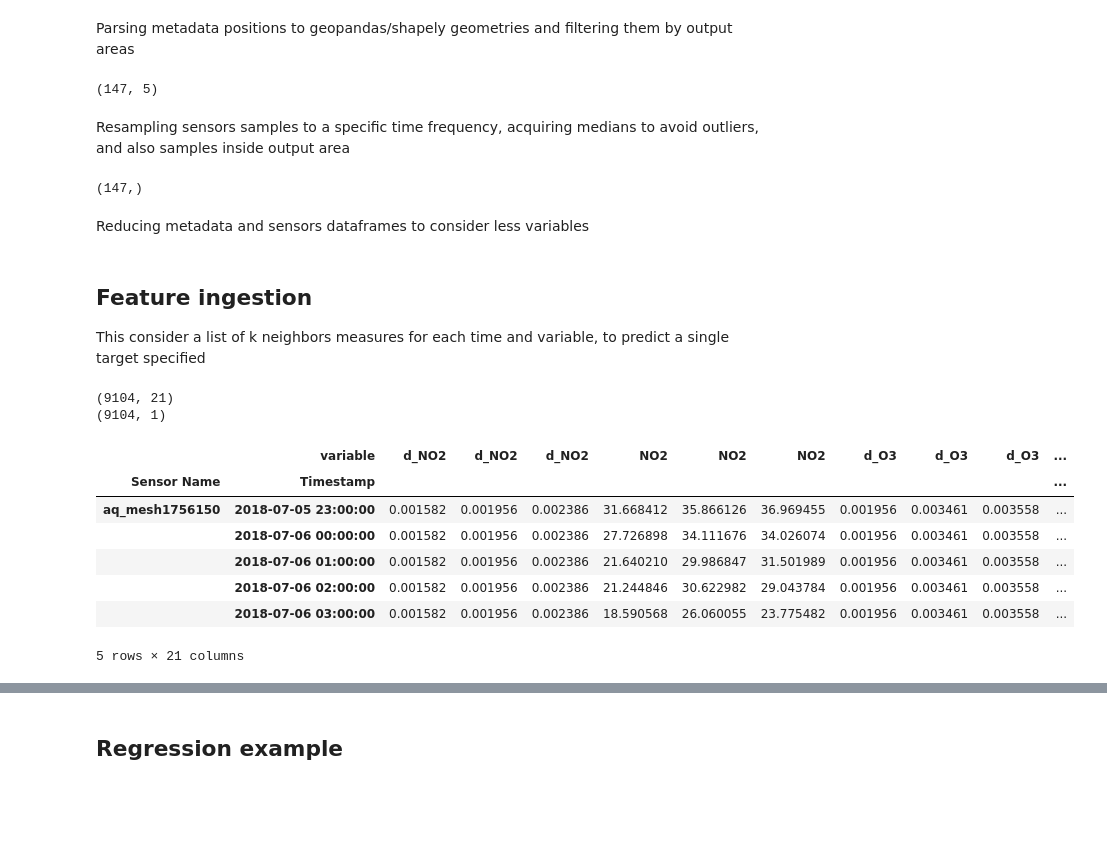
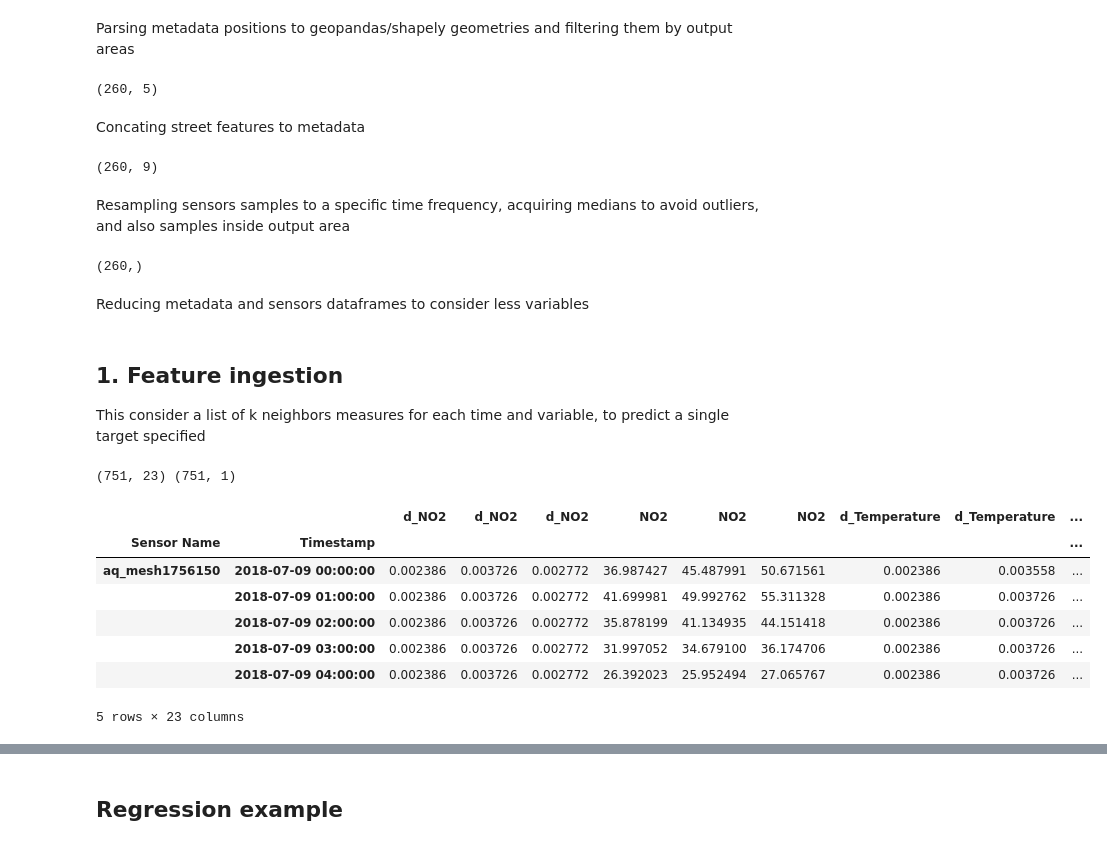
Before and after one commit to adaj/sensingbee, a Jupyter notebook: eda/feature_ingestion.ipynb, the cells around one changed output, grey strips where cells are left out. Saved outputs shown, nothing was run; the diff lists cells and outputs as text; code cells hidden in the pictures; blank space fills up the shorter version.

```diff
--- a/eda/feature_ingestion.ipynb
+++ b/eda/feature_ingestion.ipynb
@@ -25,7 +29,7 @@ lsoa.plot()
 # %% [markdown]
 Parsing metadata positions to geopandas/shapely geometries and filtering them by output areas
 # %%
-metadata = pd.read_csv(DATA_FOLDER+'/sensors.csv')
+metadata = pd.read_csv(DATA_FOLDER+'sensors.csv')
 
 # spatial parsing - geometry column
 metadata = gpd.GeoDataFrame(metadata[['name','type','active','lon','lat']],
@@ -37,11 +41,19 @@ metadata = metadata.set_index('name')
 
 metadata.shape
 # %% [output]
-(147, 5)
+(260, 5)
+# %% [markdown]
+Concating street features to metadata
+# %%
+sfeat = pd.read_csv(DATA_FOLDER+'street_features_newcastle.csv',index_col=0)
+sfeat = sfeat.loc[metadata.index]
+sfeat.shape
+# %% [output]
+(260, 9)
 # %% [markdown]
 Resampling sensors samples to a specific time frequency, acquiring medians to avoid outliers, and also samples inside output area
 # %%
-sensors = pd.read_csv(DATA_FOLDER+'/data.csv')
+sensors = pd.read_csv(DATA_FOLDER+'data.csv')
 sensors['Timestamp'] = pd.to_datetime(sensors['Timestamp'])
 sensors = sensors.set_index(['Variable','Sensor Name','Timestamp'])
 
@@ -59,7 +71,7 @@ sensors = s.set_index(['Variable','Sensor Name','Timestamp'])
 
 sensors.reset_index()['Sensor Name'].unique().shape
 # %% [output]
-(147,)
+(260,)
 # %% [markdown]
 Reducing metadata and sensors dataframes to consider less variables
 # %%
@@ -71,20 +82,18 @@ variables = ['CO', 'Humidity', 'Journey Time', 'NO2', 'O3',
 sensors = sensors.loc[variables]
 metadata = metadata.loc[sensors.index.get_level_values(1).unique()]
 # %% [markdown]
-## Feature ingestion
+## 1. Feature ingestion
 
 This consider a list of k neighbors measures for each time and variable, to predict a single target specified
 # %%
-def ingestion(sensors, metadata, variables, k, target):
+def ingestion(sensors, metadata, sfeat, variables, k, target, method):
     idx = pd.IndexSlice
     zi = sensors.loc[target]
     zx = pd.DataFrame()
     for s in sensors.index.get_level_values(1).unique():
         i = metadata.loc[s]
-#         print('for sensor {}'.format(i.name))
 
         for t in sensors.index.get_level_values(2).unique():
-    #         print('-- for timestamp {}'.format(t))
             zkj = pd.DataFrame()
             zk = pd.DataFrame()
             zk['timestamp'] = [t]*k
@@ -92,13 +101,17 @@ def ingestion(sensors, metadata, variables, k, target):
             zk['Sensor Name'] = range(0,k)
             zk.set_index(['zi','timestamp','Sensor Name'],inplace=True)
 
-            for var in variables:
+            for var in variables['sensors']:
 
                 sdf = sensors.loc[idx[var,:,t],:] # sensors of the var variable at  time t
                 mdf = metadata.loc[sdf.index.get_level_values(1).unique()] # metadata about them
 
                 dij = mdf['geometry'].apply(lambda x: i['geometry'].distance(x)).sort_values() # nearest measures for (var,t)
-                dij = dij.loc[(dij.index!=i.name) & (dij>0)][:k] # excluding the sensor i
+                dij = dij.loc[(dij.index!=i.name) & (dij>0)] # excluding the sensor i
+                if method=='nn':
+                    dij = dij[:k]
+                elif method=='randomized':
+                    dij = dij[:10].sample(k, random_state=0)
 
                 zj = sdf.loc[idx[:,dij.index,:],:].reset_index([0,2])['Value']
                 zj.name = var
@@ -113,28 +126,45 @@ def ingestion(sensors, metadata, variables, k, target):
                 zkj['zi'] = i.name
                 zkj = zkj.reset_index().set_index(['zi','index'])
             zx = zx.append(zkj)
-    zx['day'] = zx.index.get_level_values(1).day
-    zx['hour'] = zx.index.get_level_values(1).hour
-    zx['month'] = zx.index.get_level_values(1).month
+    if 'hour' in variables['exogenous']:
+        zx['hour'] = zx.index.get_level_values(1).hour
+    if 'dow' in variables['exogenous']:
+        zx['dow'] = zx.index.get_level_values(1).dayofweek
+    if 'day' in variables['exogenous']:
+        zx['day'] = zx.index.get_level_values(1).day
+    if 'month' in variables['exogenous']:
+        zx['month'] = zx.index.get_level_values(1).month
+    if 'year' in variables['exogenous']:
+        zx['year'] = zx.index.get_level_values(1).year
+
+    if 'street' in variables['exogenous']:
+        try:
+            zx = zx.reset_index([1]).join(sfeat).set_index('index',append=True).fillna(0)
+        except:
+            print('Warning: \'street\' variables are not available in metadata')
+            pass
 
     zx = zx.loc[zi.index]
     zi = zi.loc[idx[zx.index.get_level_values(0).unique(),zx.index.get_level_values(1).unique()],:]
 
     return zx, zi
 # %%
-zx, zi = ingestion(sensors, metadata, variables=['NO2','O3','Humidity'], k=3, target='NO2')
-print(zx.shape)
-print(zi.shape)
+variables = {
+    'sensors':('NO2','Temperature'),
+    'exogenous':('street','day','dow')
+}
+
+zx, zi = ingestion(sensors, metadata, sfeat, variables, k=3, target='NO2', method='randomized')
+print(zx.shape,zi.shape)
 zx.head()
 # %% [output]
-(9104, 21)
-(9104, 1)
+(751, 23) (751, 1)
-|  | variable | d_NO2 | d_NO2 | d_NO2 | NO2 | NO2 | NO2 | d_O3 | d_O3 | d_O3 | ... |
-| Sensor Name | Timestamp |  |  |  |  |  |  |  |  |  | ... |
-| aq_mesh1756150 | 2018-07-05 23:00:00 | 0.001582 | 0.001956 | 0.002386 | 31.668412 | 35.866126 | 36.969455 | 0.001956 | 0.003461 | 0.003558 | ... |
-|  | 2018-07-06 00:00:00 | 0.001582 | 0.001956 | 0.002386 | 27.726898 | 34.111676 | 34.026074 | 0.001956 | 0.003461 | 0.003558 | ... |
-|  | 2018-07-06 01:00:00 | 0.001582 | 0.001956 | 0.002386 | 21.640210 | 29.986847 | 31.501989 | 0.001956 | 0.003461 | 0.003558 | ... |
-|  | 2018-07-06 02:00:00 | 0.001582 | 0.001956 | 0.002386 | 21.244846 | 30.622982 | 29.043784 | 0.001956 | 0.003461 | 0.003558 | ... |
-|  | 2018-07-06 03:00:00 | 0.001582 | 0.001956 | 0.002386 | 18.590568 | 26.060055 | 23.775482 | 0.001956 | 0.003461 | 0.003558 | ... |
+|  |  | d_NO2 | d_NO2 | d_NO2 | NO2 | NO2 | NO2 | d_Temperature | d_Temperature | ... |
+| Sensor Name | Timestamp |  |  |  |  |  |  |  |  | ... |
+| aq_mesh1756150 | 2018-07-09 00:00:00 | 0.002386 | 0.003726 | 0.002772 | 36.987427 | 45.487991 | 50.671561 | 0.002386 | 0.003558 | ... |
+|  | 2018-07-09 01:00:00 | 0.002386 | 0.003726 | 0.002772 | 41.699981 | 49.992762 | 55.311328 | 0.002386 | 0.003726 | ... |
+|  | 2018-07-09 02:00:00 | 0.002386 | 0.003726 | 0.002772 | 35.878199 | 41.134935 | 44.151418 | 0.002386 | 0.003726 | ... |
+|  | 2018-07-09 03:00:00 | 0.002386 | 0.003726 | 0.002772 | 31.997052 | 34.679100 | 36.174706 | 0.002386 | 0.003726 | ... |
+|  | 2018-07-09 04:00:00 | 0.002386 | 0.003726 | 0.002772 | 26.392023 | 25.952494 | 27.065767 | 0.002386 | 0.003726 | ... |
-5 rows × 21 columns
+5 rows × 23 columns
 # %%
```
Also changed, not shown: parts of 17 cells of this notebook, 1 other file.
